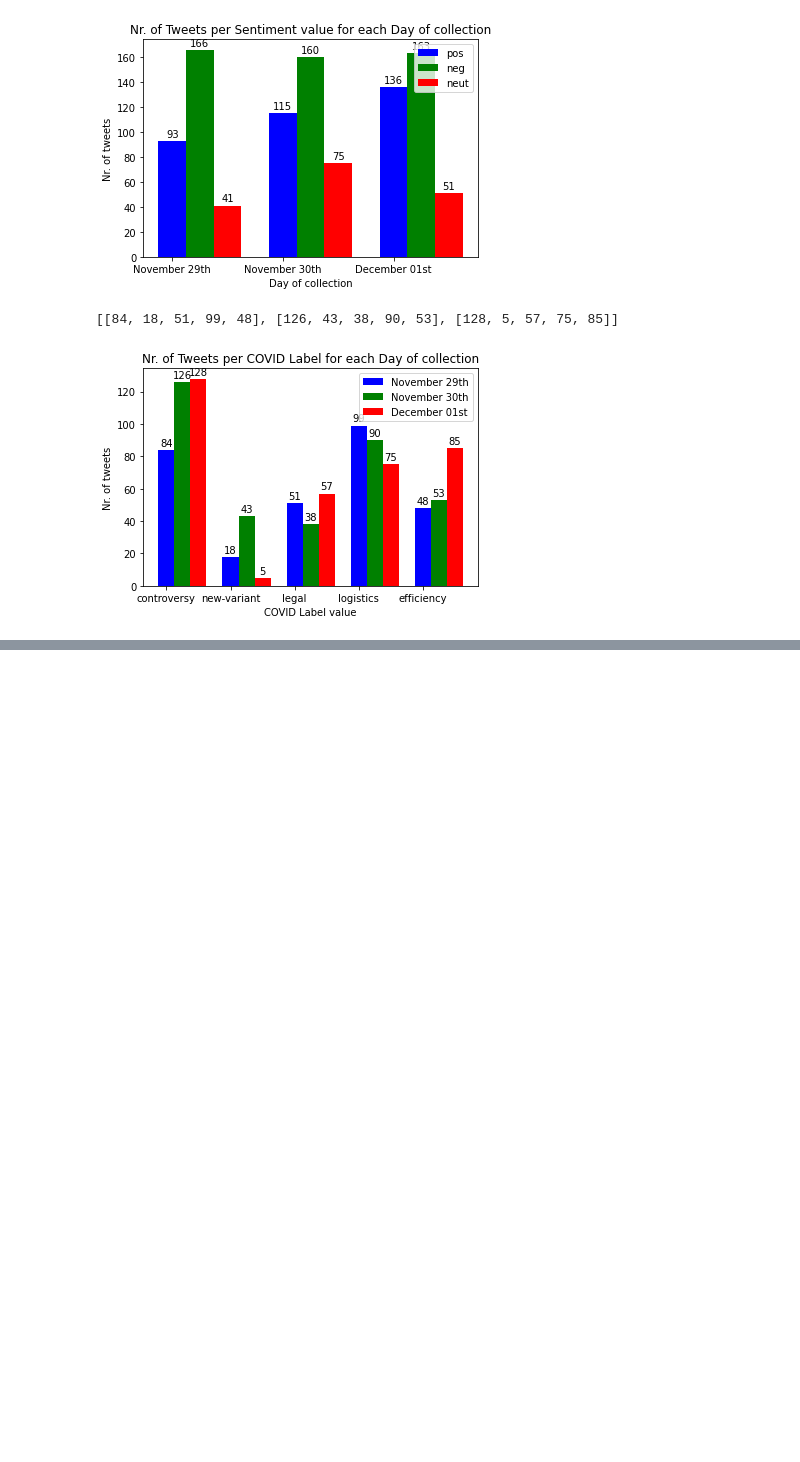
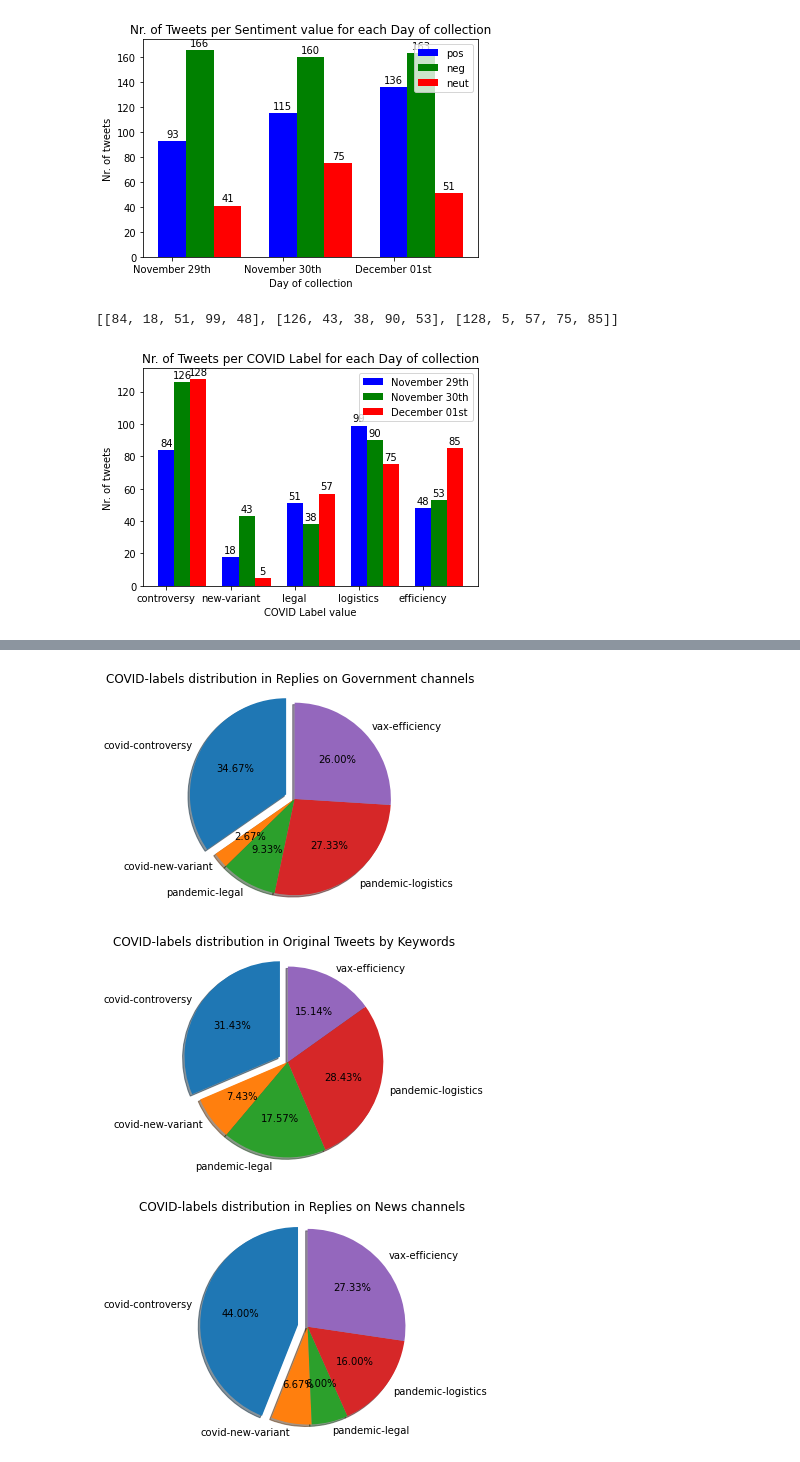
Before and after one commit to vBarbaros/comp598-final, a Jupyter notebook: src/twitter_covid_stats_visualize .ipynb, the cells around one changed output, grey strips where cells are left out. Saved outputs shown, nothing was run; the diff lists cells and outputs as text; code cells hidden in the pictures; blank space fills up the shorter version.

```diff
--- a/src/twitter_covid_stats_visualize .ipynb
+++ b/src/twitter_covid_stats_visualize .ipynb
@@ -231,0 +287,44 @@ plot_stats_bar(data_filter_type, labels, xlabel, ylabel, title, xticks)
+# %%
+labels = ['covid-controversy', 'covid-new-variant', 'pandemic-legal', 'pandemic-logistics','vax-efficiency']
+explode = (0.1, 0 , 0, 0, 0)
+
+sizes = [
+        float(dict_stats_per_filter['gvnmt']['label']['covid-controversy'][1]),
+        float(dict_stats_per_filter['gvnmt']['label']['covid-new-variant'][1]),
+        float(dict_stats_per_filter['gvnmt']['label']['pandemic-legal'][1]),
+        float(dict_stats_per_filter['gvnmt']['label']['pandemic-logistics'][1]),
+        float(dict_stats_per_filter['gvnmt']['label']['vax-efficiency'][1]),
+]
+
+title = 'COVID-labels distribution in Replies on Government channels'
+generate_simple_pie_plot(labels, sizes, explode, title)
+
+sizes = [
+        float(dict_stats_per_filter['keyword']['label']['covid-controversy'][1]),
+        float(dict_stats_per_filter['keyword']['label']['covid-new-variant'][1]),
+        float(dict_stats_per_filter['keyword']['label']['pandemic-legal'][1]),
+        float(dict_stats_per_filter['keyword']['label']['pandemic-logistics'][1]),
+        float(dict_stats_per_filter['keyword']['label']['vax-efficiency'][1]),
+]
+
+title = 'COVID-labels distribution in Original Tweets by Keywords'
+generate_simple_pie_plot(labels, sizes, explode, title)
+
+
+
+sizes = [
+        float(dict_stats_per_filter['news']['label']['covid-controversy'][1]),
+        float(dict_stats_per_filter['news']['label']['covid-new-variant'][1]),
+        float(dict_stats_per_filter['news']['label']['pandemic-legal'][1]),
+        float(dict_stats_per_filter['news']['label']['pandemic-logistics'][1]),
+        float(dict_stats_per_filter['news']['label']['vax-efficiency'][1]),
+]
+
+title = 'COVID-labels distribution in Replies on News channels'
+
+
+generate_simple_pie_plot(labels, sizes, explode, title)
+# %% [output]
+[figure, added]
+[figure, added]
+[figure, added]
```
Also changed, not shown: parts of 6 cells of this notebook, 14 other files.
